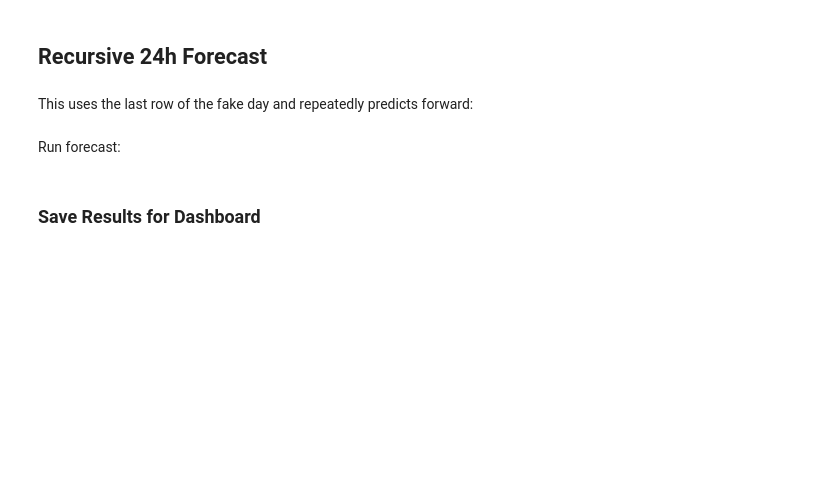
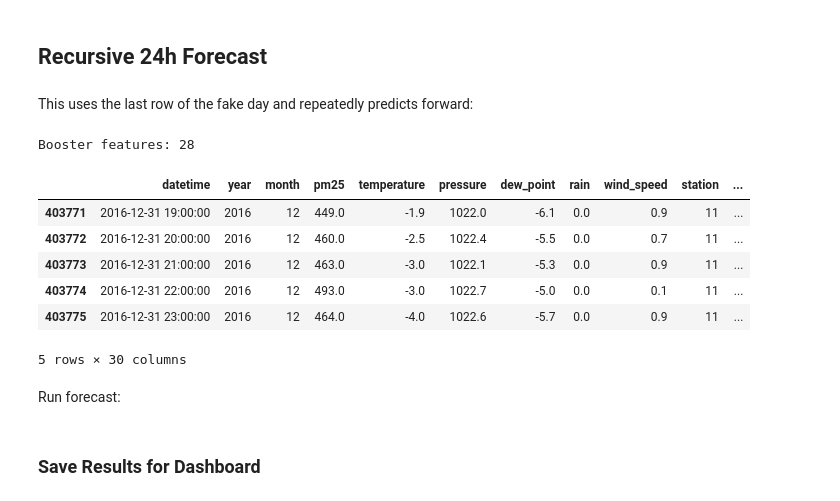
Before and after one commit to RSE1982/beijing-air-quality, a Jupyter notebook: notebooks/12_forecasting.ipynb, the cells around one changed output. Saved outputs shown, nothing was run; the diff lists cells and outputs as text; code cells hidden in the pictures; blank space fills up the shorter version.

```diff
--- a/notebooks/12_forecasting.ipynb
+++ b/notebooks/12_forecasting.ipynb
@@ -96,5 +96,5 @@ features = joblib.load(MODELS_PATH / "forecasting_feature_names.joblib")
 # %%
-df = pd.read_csv(DATA_PATH)
+df = load_csv(DATA_PATH)
 df["datetime"] = pd.to_datetime(df["datetime"])
 
 # Apply saved metadata dtypes
@@ -145,5 +117,4 @@ Apply it:
 # %%
-df = apply_forecasting_features(df) # Apply feature engineering to the synthetic data
 df.tail()
 # %% [output]
 |  | datetime | year | month | day | hour | pm25 | temperature | pressure | dew_point | rain | ... |
@@ -155,0 +127,4 @@ df.tail()
+# %%
+features = model.feature_names_in_
+
+features
@@ -213,6 +198,25 @@ def forecast_next_24h(df_station, model):
         forecasts.append({"datetime": new_time, "pm25_predicted": pred})
 
     return pd.DataFrame(forecasts)
+# %%
+required_cols = set(features) | {"datetime", "pm25"}
+drop_cols = set(df.columns) - required_cols
+df.drop(columns=list(drop_cols), inplace=True)
+# %%
+booster_features = model.get_booster().num_features()
+print("Booster features:", booster_features)
+# %% [output]
+Booster features: 28
+# %%
+df.tail()
+# %% [output]
+|  | datetime | year | month | pm25 | temperature | pressure | dew_point | rain | wind_speed | station | ... |
+| 403771 | 2016-12-31 19:00:00 | 2016 | 12 | 449.0 | -1.9 | 1022.0 | -6.1 | 0.0 | 0.9 | 11 | ... |
+| 403772 | 2016-12-31 20:00:00 | 2016 | 12 | 460.0 | -2.5 | 1022.4 | -5.5 | 0.0 | 0.7 | 11 | ... |
+| 403773 | 2016-12-31 21:00:00 | 2016 | 12 | 463.0 | -3.0 | 1022.1 | -5.3 | 0.0 | 0.9 | 11 | ... |
+| 403774 | 2016-12-31 22:00:00 | 2016 | 12 | 493.0 | -3.0 | 1022.7 | -5.0 | 0.0 | 0.1 | 11 | ... |
+| 403775 | 2016-12-31 23:00:00 | 2016 | 12 | 464.0 | -4.0 | 1022.6 | -5.7 | 0.0 | 0.9 | 11 | ... |
+5 rows × 30 columns
 # %% [markdown]
 Run forecast:
 # %%
```
Also changed, not shown: parts of 9 cells of this notebook, 27 other files.
